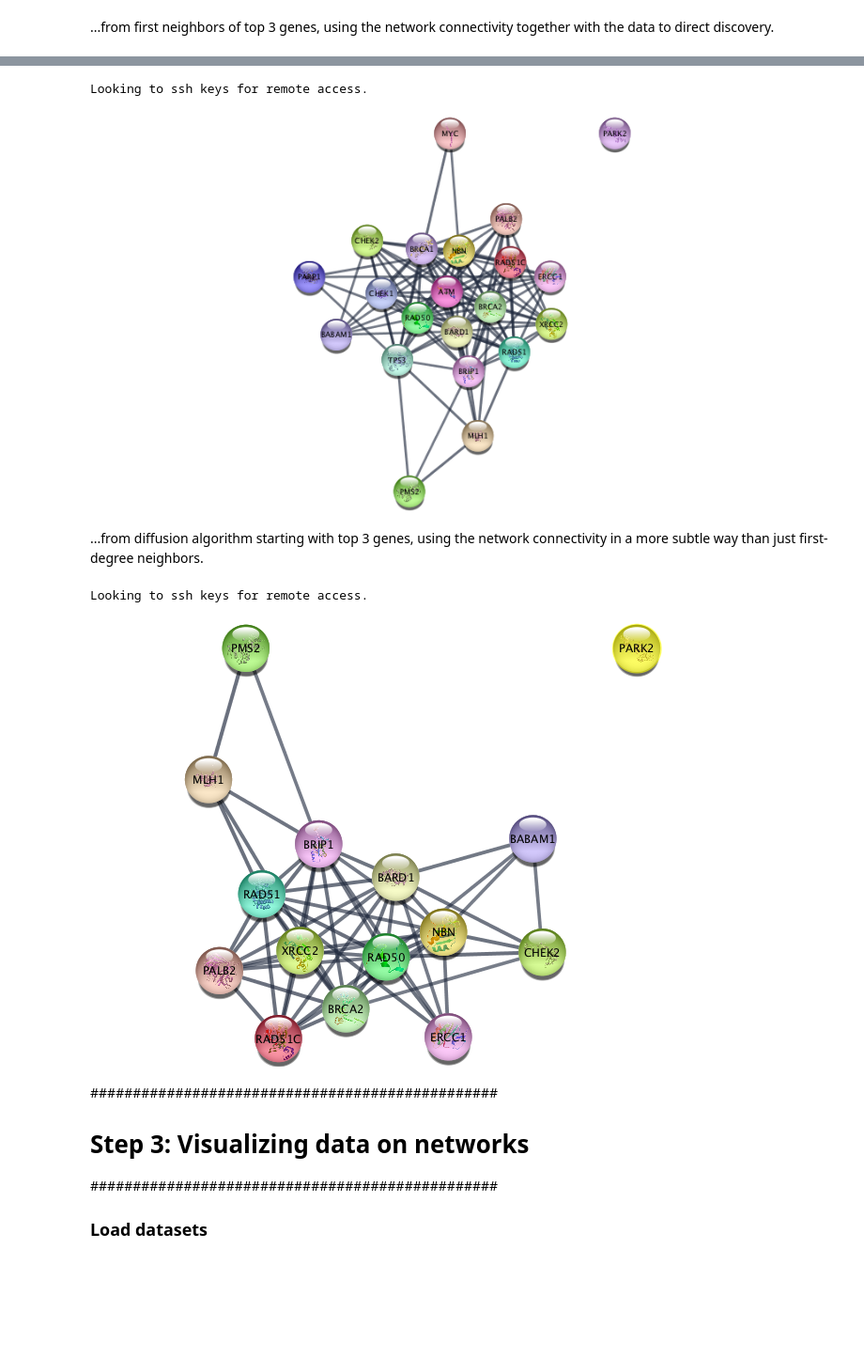
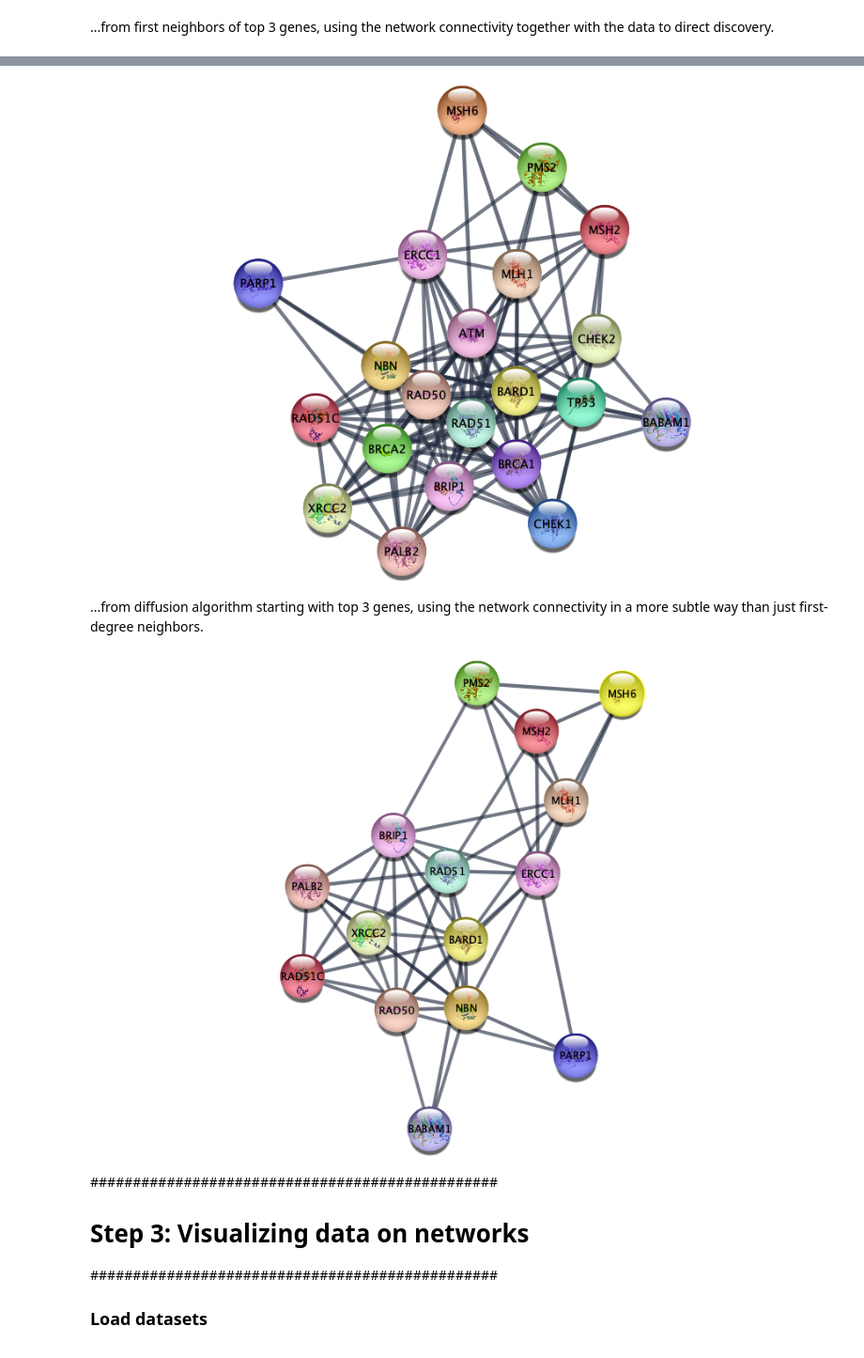
Before and after one commit to cytoscape/cytoscape-automation, a Jupyter notebook: for-scripters/Python/advanced-cancer-networks-and-data.ipynb, the cells around one changed output, grey strips where cells are left out. Shown at 94% size. Drawn from its saved outputs; the diff is of its cells as text; code cells hidden in the pictures; blank space fills up the shorter version.

```diff
--- a/for-scripters/Python/advanced-cancer-networks-and-data.ipynb
+++ b/for-scripters/Python/advanced-cancer-networks-and-data.ipynb
@@ -248,10 +255,11 @@ cytoscape.network.create(nodeList='selected')
 # %%
 cytoscape.network.rename(name="top disease neighbors")
 cytoscape.layout.force_directed()
-cytoscape.result()
+sleep(2)
+fig=cytoscape.networks.getFirstImageAsPng(networkId=cytoscape.network.get()["SUID"],h=None)
+Image(fig.content)
 # %% [output]
-Looking to ssh keys for remote access.
-[figure, old version]
+[figure, new version]
 # %% [markdown]
 ...from diffusion algorithm starting with top 3 genes, using the network connectivity in a more subtle way than just first-degree neighbors.
 # %%
@@ -262,10 +270,11 @@ sleep(2)
 cytoscape.network.create(nodeList="selected")
 cytoscape.layout.force_directed()
 cytoscape.network.rename(name="top disease diffusion")
-cytoscape.result()
+sleep(2)
+fig=cytoscape.networks.getFirstImageAsPng(networkId=cytoscape.network.get()["SUID"],h=None)
+Image(fig.content)
 # %% [output]
-Looking to ssh keys for remote access.
-[figure, old version]
+[figure, new version]
 # %% [markdown]
 ################################################
 # Step 3: Visualizing data on networks
```
Also changed, not shown: parts of 32 cells of this notebook.
